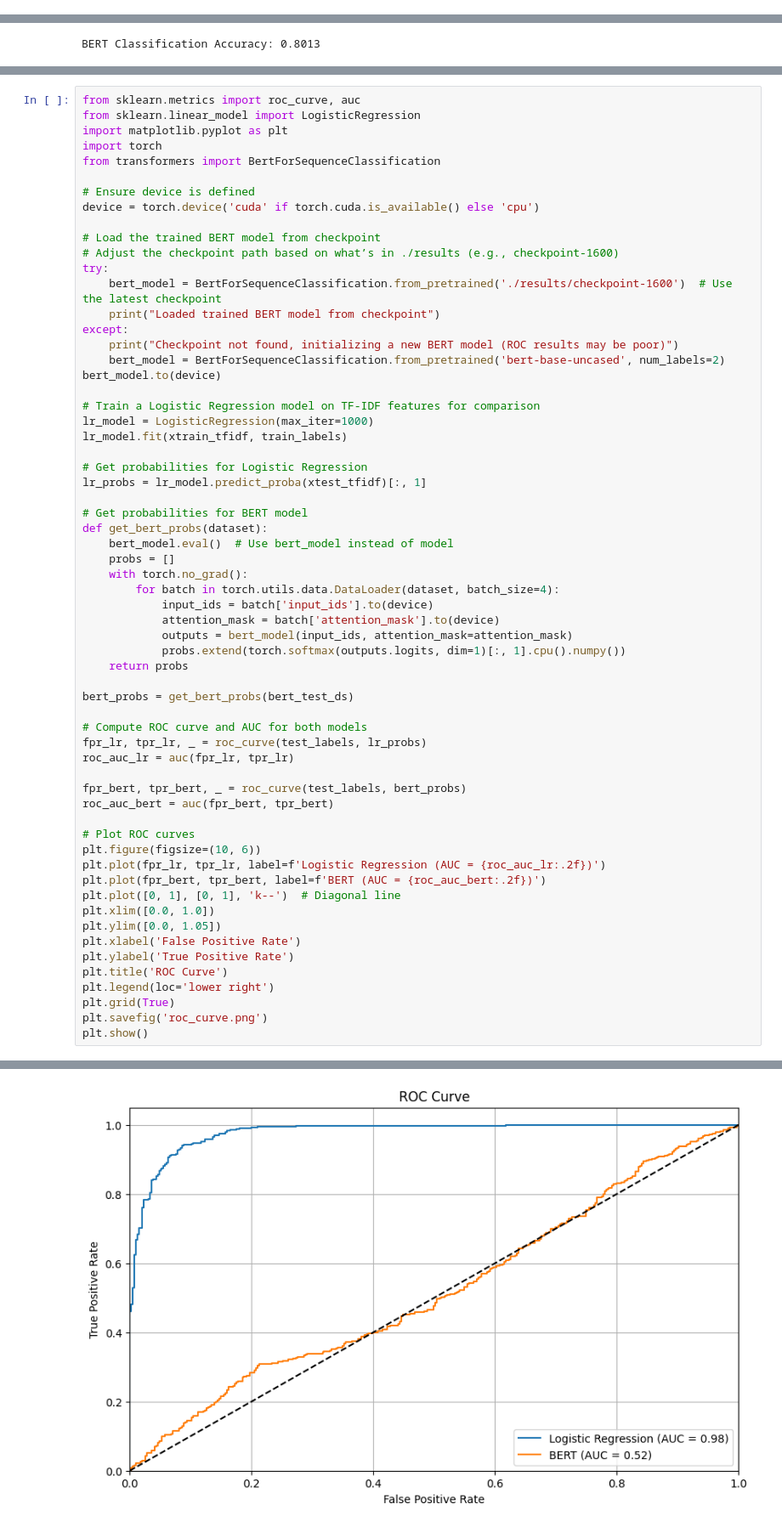
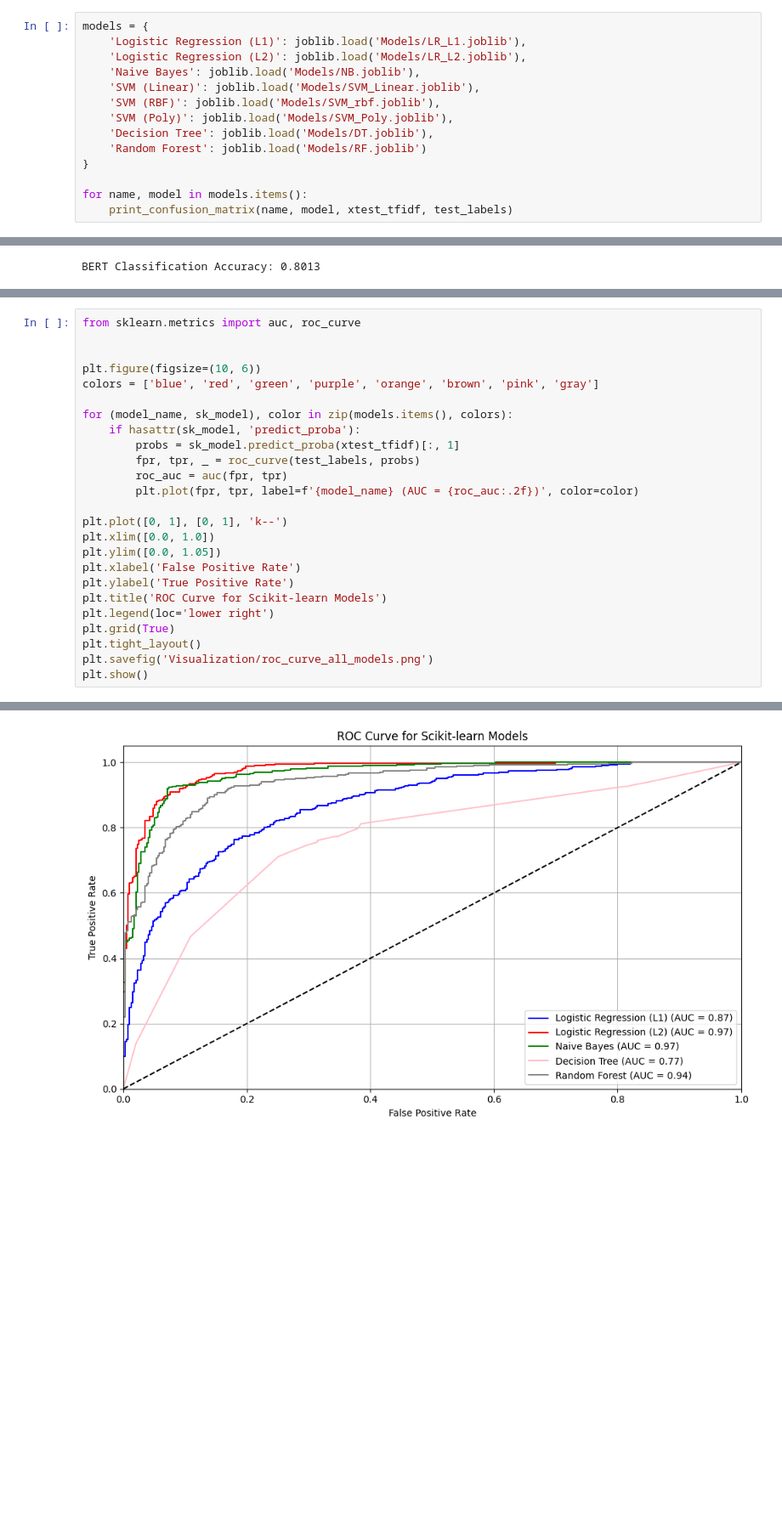
Before and after one commit to Natural-Language-Processing-25/Sentiment-Analysis-of-movie-reviews, a Jupyter notebook: Main.ipynb, the cells around one changed output, grey strips where cells are left out. Shown at 85% size. Drawn from its saved outputs; the diff is of its cells as text; blank space fills up the shorter version.

Commit message:
Visualization for models are adjusted

```diff
--- a/Main.ipynb
+++ b/Main.ipynb
@@ -516,0 +538,14 @@ Test Accuracy: 85.88%
+# %%
+models = {
+    'Logistic Regression (L1)': joblib.load('Models/LR_L1.joblib'),
+    'Logistic Regression (L2)': joblib.load('Models/LR_L2.joblib'),
+    'Naive Bayes': joblib.load('Models/NB.joblib'),
+    'SVM (Linear)': joblib.load('Models/SVM_Linear.joblib'),
+    'SVM (RBF)': joblib.load('Models/SVM_rbf.joblib'),
+    'SVM (Poly)': joblib.load('Models/SVM_Poly.joblib'),
+    'Decision Tree': joblib.load('Models/DT.joblib'),
+    'Random Forest': joblib.load('Models/RF.joblib')
+}
+
+for name, model in models.items():
+    print_confusion_matrix(name, model, xtest_tfidf, test_labels)
@@ -748,63 +715,26 @@ plt.show()
 # %%
-from sklearn.metrics import roc_curve, auc
-from sklearn.linear_model import LogisticRegression
-import matplotlib.pyplot as plt
-import torch
-from transformers import BertForSequenceClassification
+from sklearn.metrics import auc, roc_curve
 
-# Ensure device is defined
-device = torch.device('cuda' if torch.cuda.is_available() else 'cpu')
 
-# Load the trained BERT model from checkpoint
-# Adjust the checkpoint path based on what’s in ./results (e.g., checkpoint-1600)
-try:
-    bert_model = BertForSequenceClassification.from_pretrained('./results/checkpoint-1600')  # Use the latest checkpoint
-    print("Loaded trained BERT model from checkpoint")
-except:
-    print("Checkpoint not found, initializing a new BERT model (ROC results may be poor)")
-    bert_model = BertForSequenceClassification.from_pretrained('bert-base-uncased', num_labels=2)
-bert_model.to(device)
+plt.figure(figsize=(10, 6))
+colors = ['blue', 'red', 'green', 'purple', 'orange', 'brown', 'pink', 'gray']
 
-# Train a Logistic Regression model on TF-IDF features for comparison
-lr_model = LogisticRegression(max_iter=1000)
-lr_model.fit(xtrain_tfidf, train_labels)
+for (model_name, sk_model), color in zip(models.items(), colors):
+    if hasattr(sk_model, 'predict_proba'):
+        probs = sk_model.predict_proba(xtest_tfidf)[:, 1]
+        fpr, tpr, _ = roc_curve(test_labels, probs)
+        roc_auc = auc(fpr, tpr)
+        plt.plot(fpr, tpr, label=f'{model_name} (AUC = {roc_auc:.2f})', color=color)
 
-# Get probabilities for Logistic Regression
-lr_probs = lr_model.predict_proba(xtest_tfidf)[:, 1]
-
-# Get probabilities for BERT model
-def get_bert_probs(dataset):
-    bert_model.eval()  # Use bert_model instead of model
-    probs = []
-    with torch.no_grad():
-        for batch in torch.utils.data.DataLoader(dataset, batch_size=4):
-            input_ids = batch['input_ids'].to(device)
-            attention_mask = batch['attention_mask'].to(device)
-            outputs = bert_model(input_ids, attention_mask=attention_mask)
-            probs.extend(torch.softmax(outputs.logits, dim=1)[:, 1].cpu().numpy())
-    return probs
-
-bert_probs = get_bert_probs(bert_test_ds)
-
-# Compute ROC curve and AUC for both models
-fpr_lr, tpr_lr, _ = roc_curve(test_labels, lr_probs)
-roc_auc_lr = auc(fpr_lr, tpr_lr)
-
-fpr_bert, tpr_bert, _ = roc_curve(test_labels, bert_probs)
-roc_auc_bert = auc(fpr_bert, tpr_bert)
-
-# Plot ROC curves
-plt.figure(figsize=(10, 6))
-plt.plot(fpr_lr, tpr_lr, label=f'Logistic Regression (AUC = {roc_auc_lr:.2f})')
-plt.plot(fpr_bert, tpr_bert, label=f'BERT (AUC = {roc_auc_bert:.2f})')
-plt.plot([0, 1], [0, 1], 'k--')  # Diagonal line
+plt.plot([0, 1], [0, 1], 'k--')
 plt.xlim([0.0, 1.0])
 plt.ylim([0.0, 1.05])
 plt.xlabel('False Positive Rate')
 plt.ylabel('True Positive Rate')
-plt.title('ROC Curve')
+plt.title('ROC Curve for Scikit-learn Models')
 plt.legend(loc='lower right')
 plt.grid(True)
-plt.savefig('roc_curve.png')
+plt.tight_layout()
+plt.savefig('Visualization/roc_curve_all_models.png')
 plt.show()
 # %% [output]
@@ -814,3 +741,3 @@ You should probably TRAIN this model on a down-stream task to be able to use it
-[figure, old version]
+[figure, new version]
 # %%
 from sklearn.manifold import TSNE
```
Also changed, not shown: parts of 22 cells of this notebook, 56 other files.
